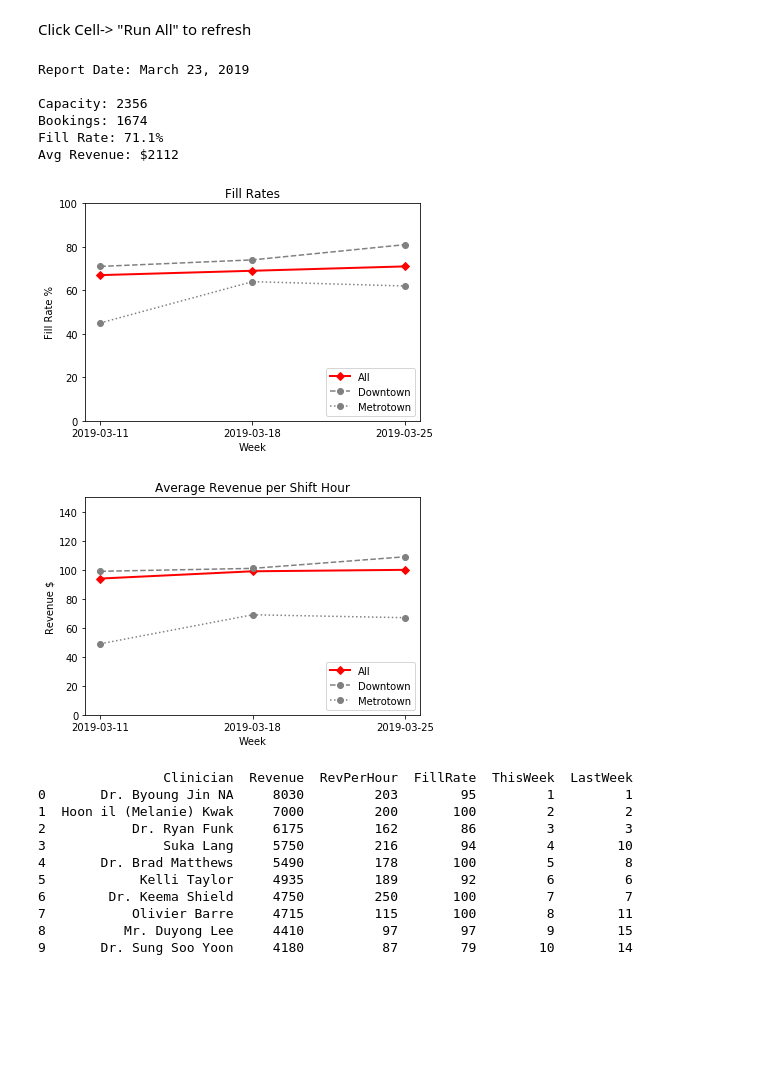
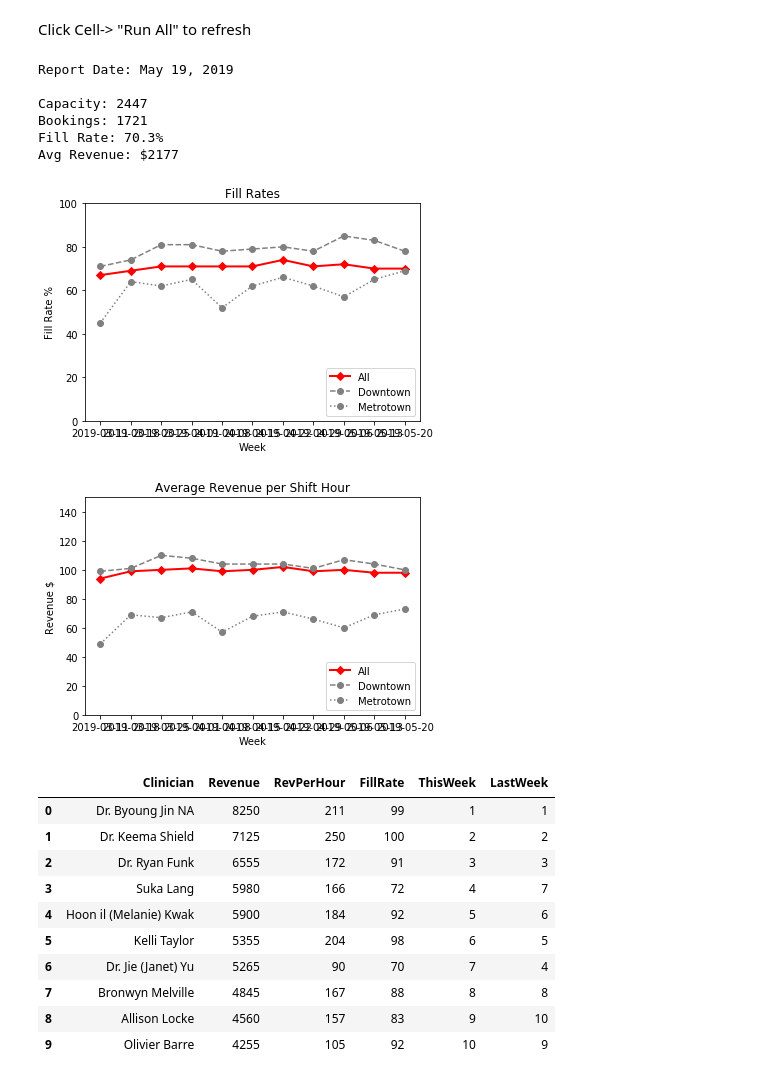
Before and after one commit to mattyking/tcmNotebook, a Jupyter notebook: Weekly TCM Report.ipynb, the cells around one changed output. Drawn from its saved outputs; the diff is of its cells as text; code cells hidden in the pictures; blank space fills up the shorter version.

```diff
--- a/Weekly TCM Report.ipynb
+++ b/Weekly TCM Report.ipynb
@@ -238,49 +238,49 @@ clinician_agg = daily.groupby(['Week', 'Clinician'], as_index=False).agg({"Daily
 clinician_agg = clinician_agg.sort_values(by=['Week', 'DailyRevenue'], ascending=[1,0])
 clinician_agg.reset_index(inplace=True, drop = True)
 
 # Creating KPIs
 clinician_agg['RevPerHour'] = 60 * (clinician_agg['DailyRevenue'] / clinician_agg['ShiftTime'])
 clinician_agg['RevPerHour'] = clinician_agg.RevPerHour.apply(floor)
 clinician_agg['FillRate'] = 100*round(clinician_agg['BookedSlots']/clinician_agg['AllSlots'], 2)
 clinician_agg = clinician_agg.drop(['ShiftTime', 'BookedSlots', 'AllSlots'], axis=1)
 
 # Creating ranks
 clinician_agg['Rank'] = 1
 w0 = clinician_agg.Week[0]
 for index, row in clinician_agg.iterrows():
         w1 = row.Week
         if ((w1 == w0) & (index != 0)):
             clinician_agg.Rank[index] = clinician_agg.Rank[index-1] + 1
         w0 = w1
 
 # Creating top ten list
 this_week = clinician_agg[clinician_agg['Week'] == clinician_agg.Week.max()]
 last_week = clinician_agg[clinician_agg['Week'] == (clinician_agg.Week.max() - 1)]
 last_week = last_week.drop(['Week', 'DailyRevenue','RevPerHour','FillRate'], axis = 1)
 this_week = this_week.drop('Week', axis = 1)
 last_week.columns = ['Clinician', 'LastWeek']
 this_week.columns = ['Clinician', 'Revenue', 'RevPerHour', 'FillRate', 'ThisWeek']
 this_week = this_week.merge(last_week, on = ['Clinician'], how='left', right_index = False)
 this_week['Revenue'] = this_week['Revenue'].apply(floor)
 pd.set_option('precision', 0)
-print(this_week.head(n=10))
+this_week.head(n=10)
 # %% [output]
-Report Date: March 23, 2019
+Report Date: May 19, 2019
 
-Capacity: 2356
-Bookings: 1674
-Fill Rate: 71.1%
-Avg Revenue: $2112
+Capacity: 2447
+Bookings: 1721
+Fill Rate: 70.3%
+Avg Revenue: $2177
-[figure, old version]
+[figure, new version]
-[figure, old version]
+[figure, new version]
-                Clinician  Revenue  RevPerHour  FillRate  ThisWeek  LastWeek
-0       Dr. Byoung Jin NA     8030         203        95         1         1
-1  Hoon il (Melanie) Kwak     7000         200       100         2         2
-2           Dr. Ryan Funk     6175         162        86         3         3
-3               Suka Lang     5750         216        94         4        10
-4       Dr. Brad Matthews     5490         178       100         5         8
-5            Kelli Taylor     4935         189        92         6         6
-6        Dr. Keema Shield     4750         250       100         7         7
-7           Olivier Barre     4715         115       100         8        11
-8          Mr. Duyong Lee     4410          97        97         9        15
-9       Dr. Sung Soo Yoon     4180          87        79        10        14
+|  | Clinician | Revenue | RevPerHour | FillRate | ThisWeek | LastWeek |
+| 0 | Dr. Byoung Jin NA | 8250 | 211 | 99 | 1 | 1 |
+| 1 | Dr. Keema Shield | 7125 | 250 | 100 | 2 | 2 |
+| 2 | Dr. Ryan Funk | 6555 | 172 | 91 | 3 | 3 |
+| 3 | Suka Lang | 5980 | 166 | 72 | 4 | 7 |
+| 4 | Hoon il (Melanie) Kwak | 5900 | 184 | 92 | 5 | 6 |
+| 5 | Kelli Taylor | 5355 | 204 | 98 | 6 | 5 |
+| 6 | Dr. Jie (Janet) Yu | 5265 | 90 | 70 | 7 | 4 |
+| 7 | Bronwyn Melville | 4845 | 167 | 88 | 8 | 8 |
+| 8 | Allison Locke | 4560 | 157 | 83 | 9 | 10 |
+| 9 | Olivier Barre | 4255 | 105 | 92 | 10 | 9 |
```
Also changed, not shown: parts of 2 cells of this notebook.
